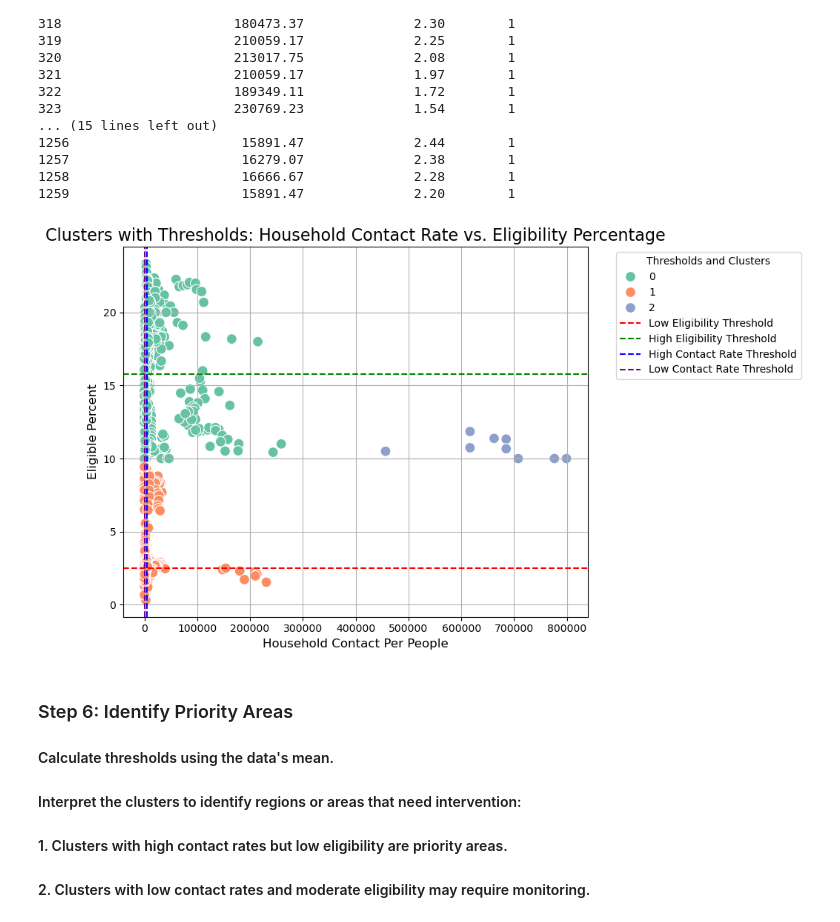
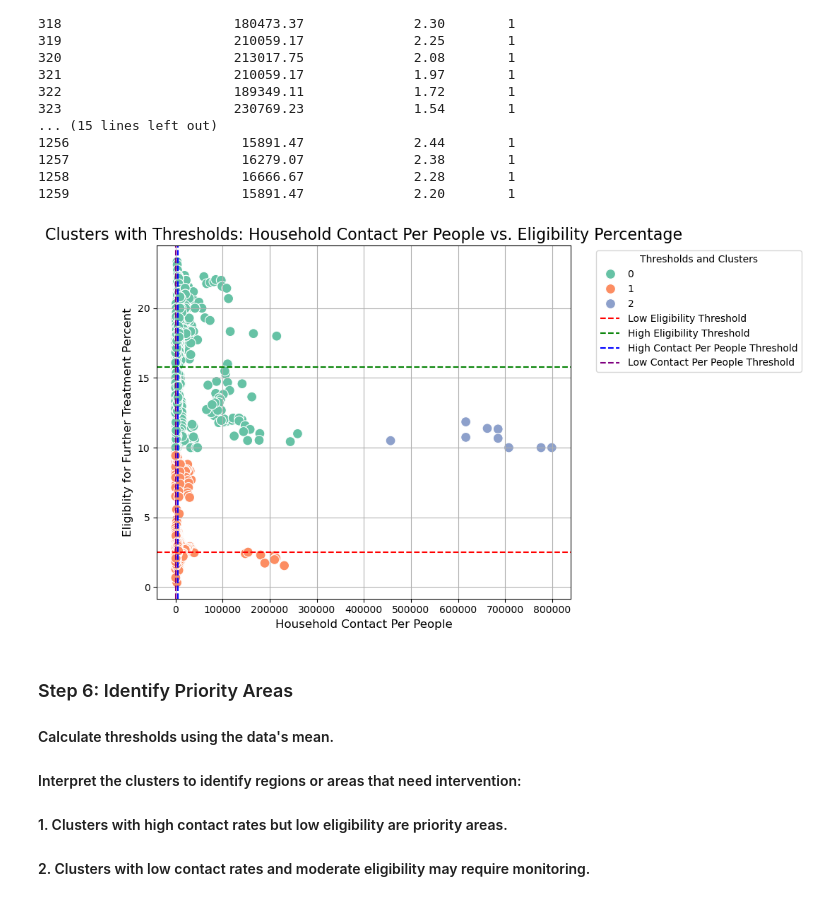
Before and after one commit to mnazhar13/DataAnalyticsProject, a Jupyter notebook: LTBI-estimates-Workbook.ipynb, the cells around one changed output. Saved outputs shown, nothing was run; the diff lists cells and outputs as text; code cells hidden in the pictures.

```diff
--- a/LTBI-estimates-Workbook.ipynb
+++ b/LTBI-estimates-Workbook.ipynb
@@ -680,31 +680,31 @@ High Priority Clusters (High Contact Rate, Low Eligibility):
 # %%
 import seaborn as sns
 
 # Scatter plot with threshold lines
 plt.figure(figsize=(10, 6))
 sns.scatterplot(
     x=clustering_data['household_contact_per_people'],
     y=clustering_data['eligible_percent'],
     hue=clustering_data['Cluster'],
     palette='Set2',
     s=100
 )
 
 # Add horizontal and vertical threshold lines
 plt.axhline(y=threshold_eligibility_low, color='red', linestyle='--', label='Low Eligibility Threshold')
 plt.axhline(y=threshold_eligibility_high, color='green', linestyle='--', label='High Eligibility Threshold')
-plt.axvline(x=threshold_contact_rate_high, color='blue', linestyle='--', label='High Contact Rate Threshold')
-plt.axvline(x=threshold_contact_rate_low, color='purple', linestyle='--', label='Low Contact Rate Threshold')
+plt.axvline(x=threshold_contact_rate_high, color='blue', linestyle='--', label='High Contact Per People Threshold')
+plt.axvline(x=threshold_contact_rate_low, color='purple', linestyle='--', label='Low Contact Per People Threshold')
 
-plt.title('Clusters with Thresholds: Household Contact Rate vs. Eligibility Percentage', fontsize=16)
+plt.title('Clusters with Thresholds: Household Contact Per People vs. Eligibility Percentage', fontsize=16)
 plt.xlabel('Household Contact Per People', fontsize=12)
-plt.ylabel('Eligible Percent', fontsize=12)
+plt.ylabel('Eligiblity for Further Treatment Percent', fontsize=12)
 plt.legend(title='Thresholds and Clusters', bbox_to_anchor=(1.05, 1), loc='upper left')
 plt.grid()
 plt.tight_layout()
 plt.show()
 # %% [output]
-[figure, old version]
+[figure, new version]
 # %% [markdown]
 ### Step 6: Identify Priority Areas
 
```
Also changed, not shown: parts of 3 cells of this notebook.
